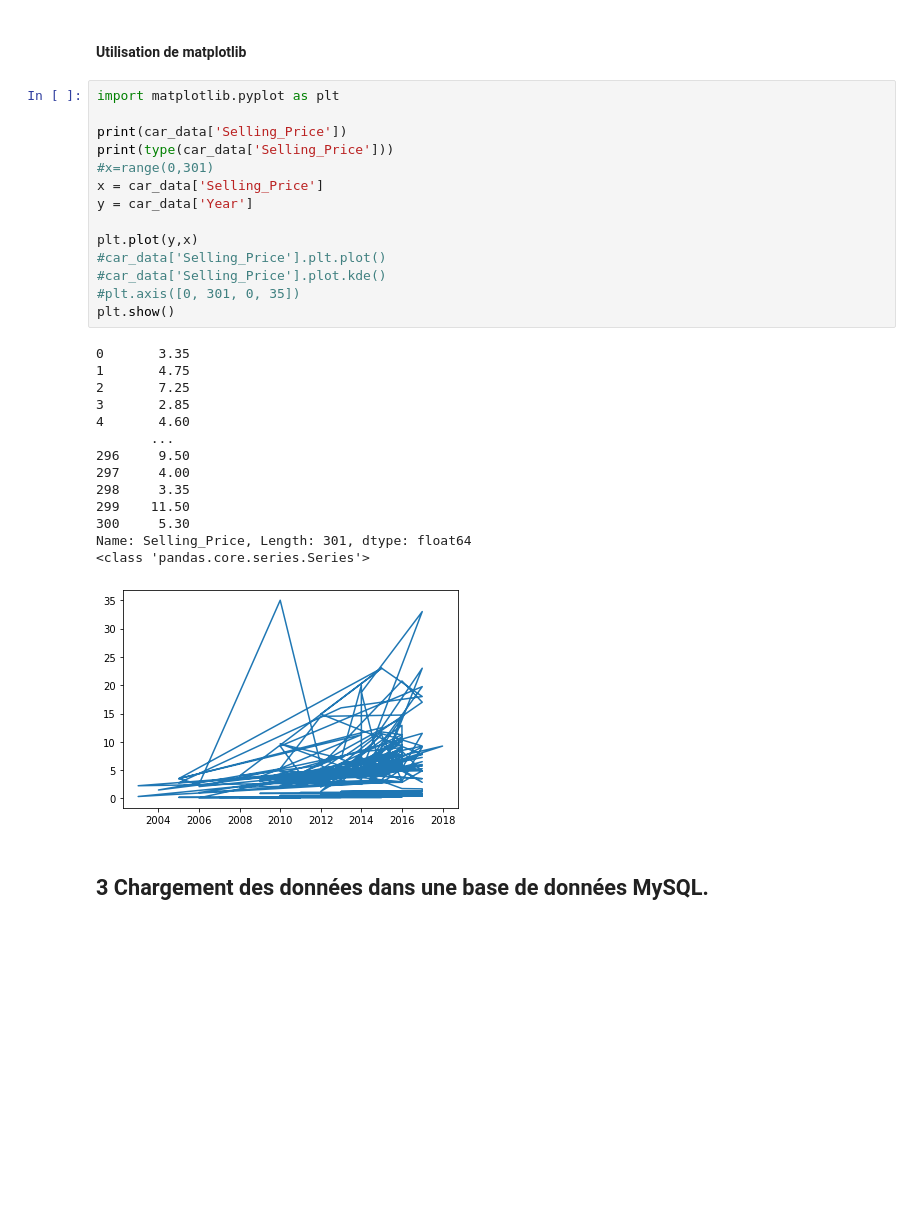
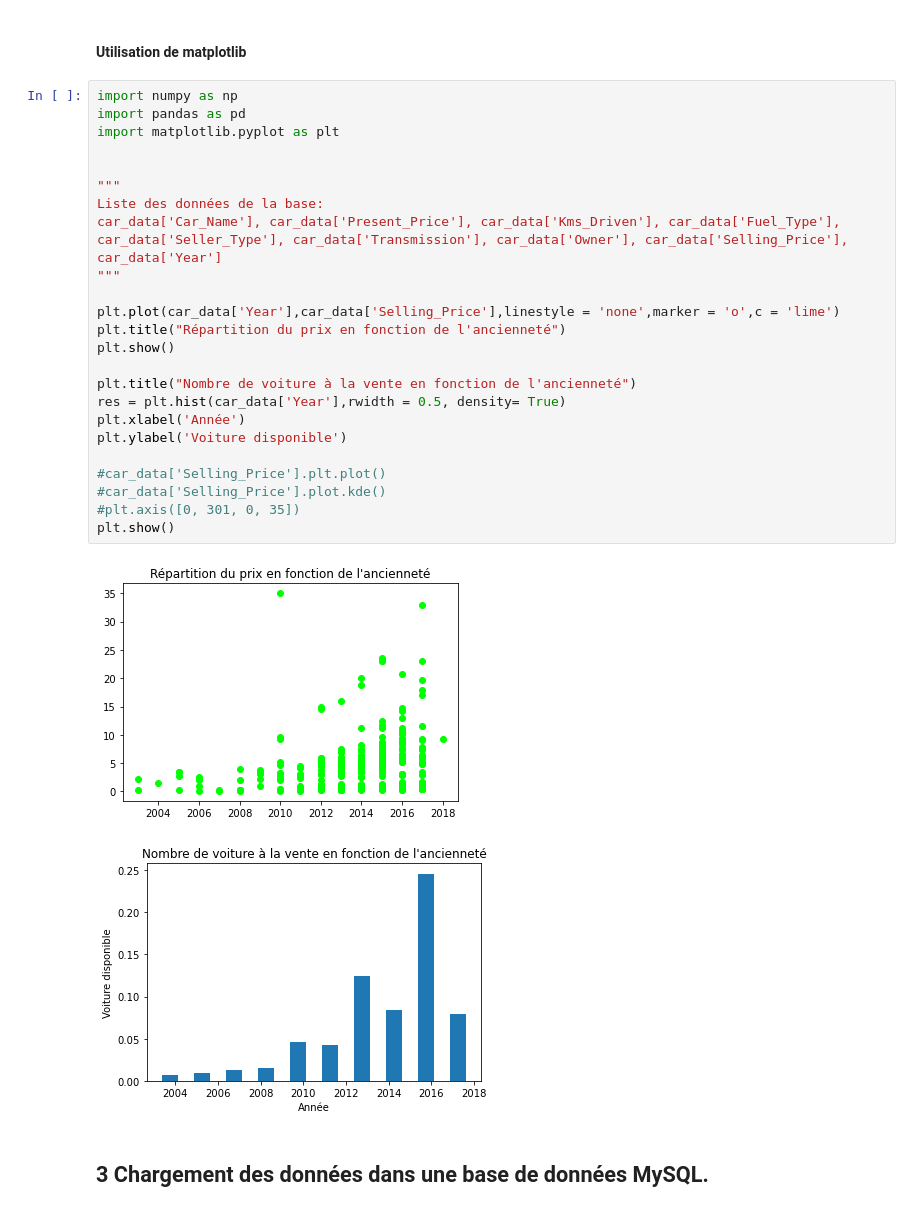
Before and after one commit to jpphi/brief1, a Jupyter notebook: Brief1 - rendu.ipynb, the cells around one changed output. Saved outputs shown, nothing was run; the diff lists cells and outputs as text; blank space fills up the shorter version.

```diff
--- a/Brief1 - rendu.ipynb
+++ b/Brief1 - rendu.ipynb
@@ -70,35 +70,35 @@ Colonne Seller_Type de type object
 max    2018.000000      35.000000      92.600000  500000.000000    3.000000
 # %% [markdown]
 #### Utilisation de matplotlib
-# %%
-import matplotlib.pyplot as plt
-
-print(car_data['Selling_Price'])
-print(type(car_data['Selling_Price']))
-#x=range(0,301)
-x = car_data['Selling_Price']
-y = car_data['Year']
-
-plt.plot(y,x)
-#car_data['Selling_Price'].plt.plot()
-#car_data['Selling_Price'].plot.kde()
-#plt.axis([0, 301, 0, 35])
-plt.show()
-# %% [output]
-0       3.35
-1       4.75
-2       7.25
-3       2.85
-4       4.60
-       ...
-296     9.50
-297     4.00
-298     3.35
-299    11.50
-300     5.30
-Name: Selling_Price, Length: 301, dtype: float64
-<class 'pandas.core.series.Series'>
-[figure, removed]
+# %%
+import numpy as np
+import pandas as pd
+import matplotlib.pyplot as plt
+
+
+"""
+Liste des données de la base:
+car_data['Car_Name'], car_data['Present_Price'], car_data['Kms_Driven'], car_data['Fuel_Type'],
+car_data['Seller_Type'], car_data['Transmission'], car_data['Owner'], car_data['Selling_Price'],
+car_data['Year']
+"""
+
+plt.plot(car_data['Year'],car_data['Selling_Price'],linestyle = 'none',marker = 'o',c = 'lime')
+plt.title("Répartition du prix en fonction de l'ancienneté")
+plt.show()
+
+plt.title("Nombre de voiture à la vente en fonction de l'ancienneté")
+res = plt.hist(car_data['Year'],rwidth = 0.5, density= True)
+plt.xlabel('Année')
+plt.ylabel('Voiture disponible')
+
+#car_data['Selling_Price'].plt.plot()
+#car_data['Selling_Price'].plot.kde()
+#plt.axis([0, 301, 0, 35])
+plt.show()
+# %% [output]
+[figure, added]
+[figure, added]
 # %% [markdown]
 ## 3 Chargement des données dans une base de données MySQL.
 # %%
```
Also changed, not shown: parts of 12 cells of this notebook.
